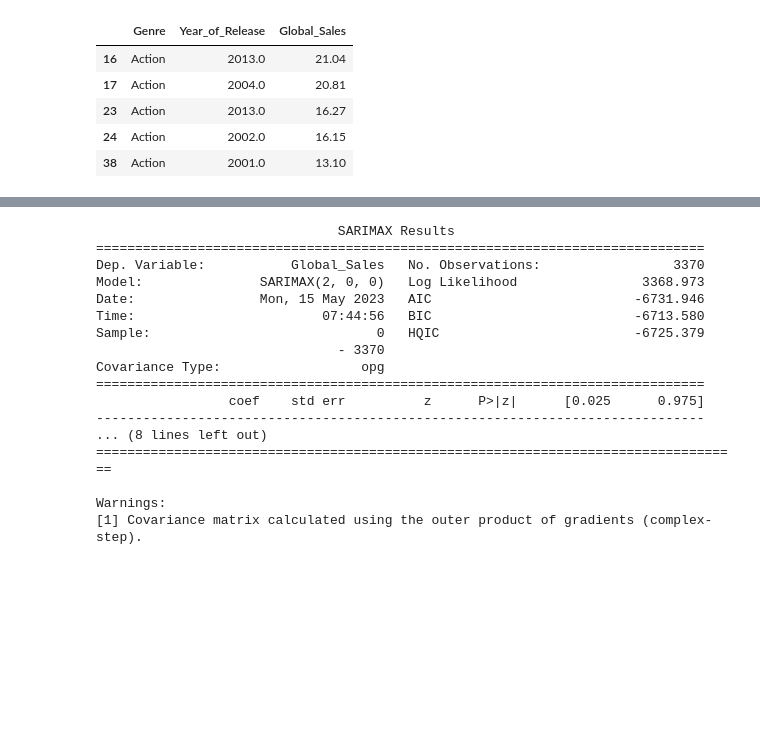
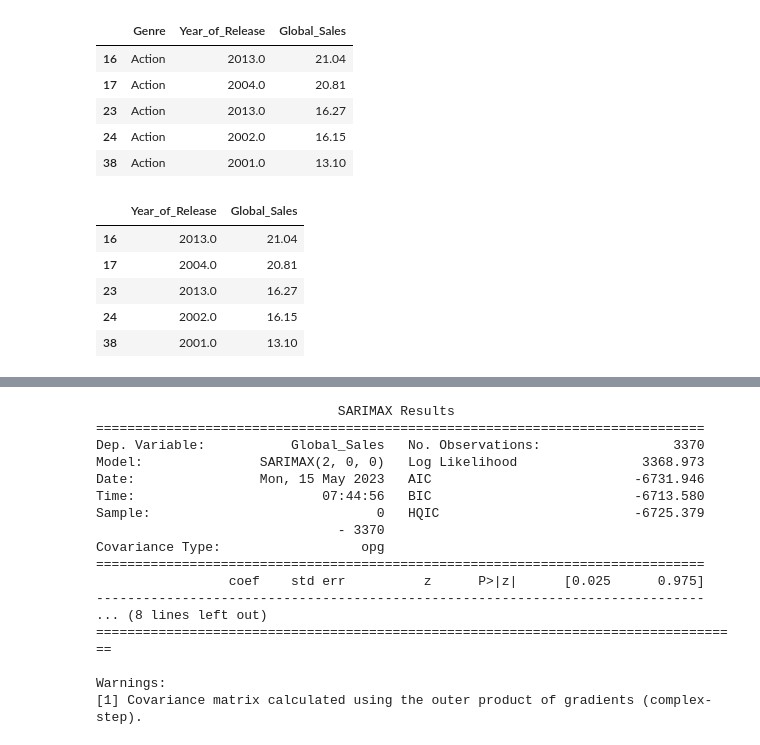
Before and after one commit to GhiathAjam/Analysis-of-Video-Games-Sales, a Jupyter notebook: Analysis/PredictiveQuestions/Q2.ipynb, the cells around one changed output, grey strips where cells are left out. Drawn from its saved outputs; the diff is of its cells as text; code cells hidden in the pictures; blank space fills up the shorter version.

```diff
--- a/Analysis/PredictiveQuestions/Q2.ipynb
+++ b/Analysis/PredictiveQuestions/Q2.ipynb
@@ -75,5 +85,16 @@ df_train_all_genre[8].head()
 | 23 | Action | 2013.0 | 16.27 |
 | 24 | Action | 2002.0 | 16.15 |
 | 38 | Action | 2001.0 | 13.10 |
+# %%
+# drop genre column
+df_train_all_genre[8] = df_train_all_genre[8].drop('Genre', axis=1)
+df_train_all_genre[8].head()
+# %% [output]
+|  | Year_of_Release | Global_Sales |
+| 16 | 2013.0 | 21.04 |
+| 17 | 2004.0 | 20.81 |
+| 23 | 2013.0 | 16.27 |
+| 24 | 2002.0 | 16.15 |
+| 38 | 2001.0 | 13.10 |
 # %%
 # group by year and sum global sales
```
Also changed, not shown: parts of 5 cells of this notebook.
